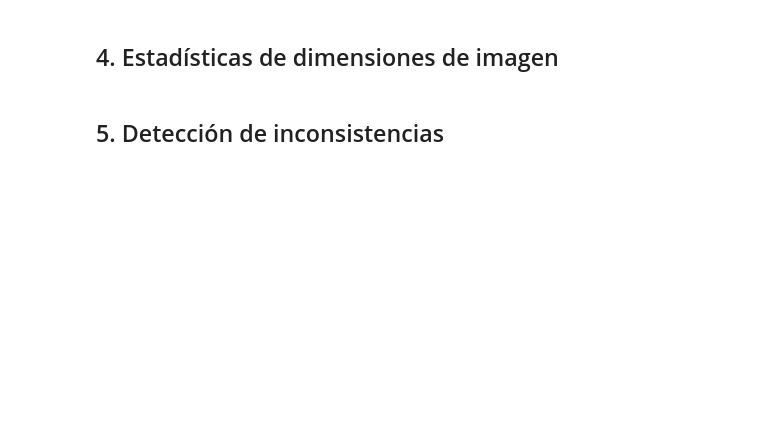
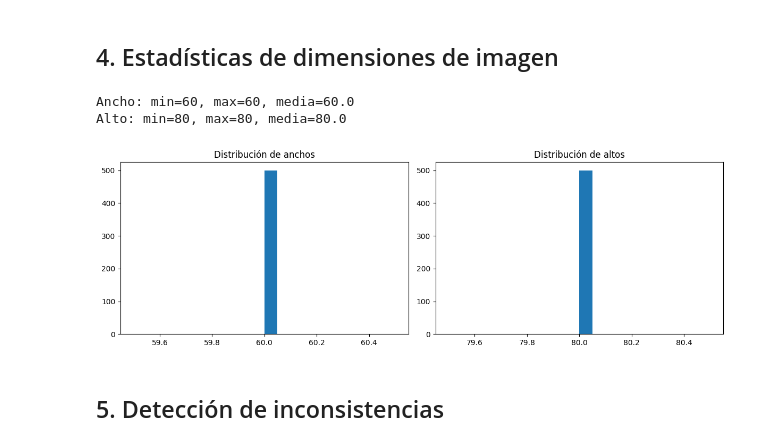
Before and after one commit to Jorge-is/smart-retail-360, a Jupyter notebook: notebooks/00_eda_imagenes.ipynb, the cells around one changed output. Cells and saved outputs as stored; diff of their text form; code cells hidden in the pictures; blank space fills up the shorter version.

```diff
--- a/notebooks/00_eda_imagenes.ipynb
+++ b/notebooks/00_eda_imagenes.ipynb
@@ -48,2 +133,31 @@ DATA_DIR = Path('/content/drive/MyDrive/smartretail360/data/external/fashion_pro
+# %%
+# TODO: samplear ~500 imágenes, medir ancho y alto
+# Histograma de dimensiones
+# ¿Son todas 60x80 o hay variaciones?
+sample_ids = df['id'].sample(500, seed=42).to_list()
+widths, heights = [], []
+
+for img_id in sample_ids:
+    img_path = IMAGES_DIR / f'{img_id}.jpg'
+    if img_path.exists():
+        with Image.open(img_path) as img:
+            w, h = img.size
+            widths.append(w)
+            heights.append(h)
+
+print(f"Ancho: min={min(widths)}, max={max(widths)}, media={np.mean(widths):.1f}")
+print(f"Alto: min={min(heights)}, max={max(heights)}, media={np.mean(heights):.1f}")
+
+fig, axes = plt.subplots(1, 2, figsize=(12, 4))
+axes[0].hist(widths, bins=20)
+axes[0].set_title('Distribución de anchos')
+axes[1].hist(heights, bins=20)
+axes[1].set_title('Distribución de altos')
+plt.tight_layout()
+plt.show()
+# %% [output]
+Ancho: min=60, max=60, media=60.0
+Alto: min=80, max=80, media=80.0
+[figure, added]
 # %% [markdown]
 ## 5. Detección de inconsistencias
```
Also changed, not shown: parts of 13 cells of this notebook, 1 other file.
